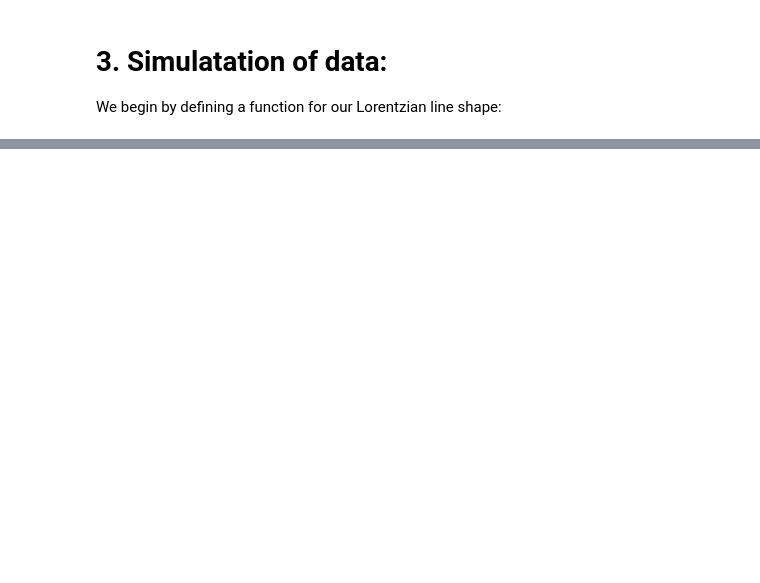
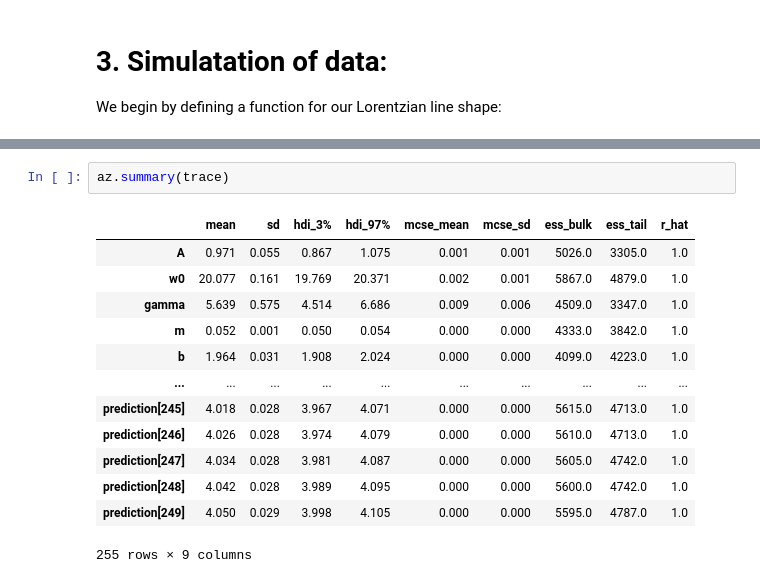
Before and after one commit to phys201/FluorescenceSpectroscopy, a Jupyter notebook: documentation.ipynb, the cells around one changed output, grey strips where cells are left out. Drawn from its saved outputs; the diff is of its cells as text; blank space fills up the shorter version.

```diff
--- a/documentation.ipynb
+++ b/documentation.ipynb
@@ -172,0 +197,16 @@ sns.pairplot(posterior.drop('prediction', axis=1))
+# %%
+az.summary(trace)
+# %% [output]
+|  | mean | sd | hdi_3% | hdi_97% | mcse_mean | mcse_sd | ess_bulk | ess_tail | r_hat |
+| A | 0.971 | 0.055 | 0.867 | 1.075 | 0.001 | 0.001 | 5026.0 | 3305.0 | 1.0 |
+| w0 | 20.077 | 0.161 | 19.769 | 20.371 | 0.002 | 0.001 | 5867.0 | 4879.0 | 1.0 |
+| gamma | 5.639 | 0.575 | 4.514 | 6.686 | 0.009 | 0.006 | 4509.0 | 3347.0 | 1.0 |
+| m | 0.052 | 0.001 | 0.050 | 0.054 | 0.000 | 0.000 | 4333.0 | 3842.0 | 1.0 |
+| b | 1.964 | 0.031 | 1.908 | 2.024 | 0.000 | 0.000 | 4099.0 | 4223.0 | 1.0 |
+| ... | ... | ... | ... | ... | ... | ... | ... | ... | ... |
+| prediction[245] | 4.018 | 0.028 | 3.967 | 4.071 | 0.000 | 0.000 | 5615.0 | 4713.0 | 1.0 |
+| prediction[246] | 4.026 | 0.028 | 3.974 | 4.079 | 0.000 | 0.000 | 5610.0 | 4713.0 | 1.0 |
+| prediction[247] | 4.034 | 0.028 | 3.981 | 4.087 | 0.000 | 0.000 | 5605.0 | 4742.0 | 1.0 |
+| prediction[248] | 4.042 | 0.028 | 3.989 | 4.095 | 0.000 | 0.000 | 5600.0 | 4742.0 | 1.0 |
+| prediction[249] | 4.050 | 0.029 | 3.998 | 4.105 | 0.000 | 0.000 | 5595.0 | 4787.0 | 1.0 |
+255 rows × 9 columns
```
Also changed, not shown: parts of 13 cells of this notebook.
